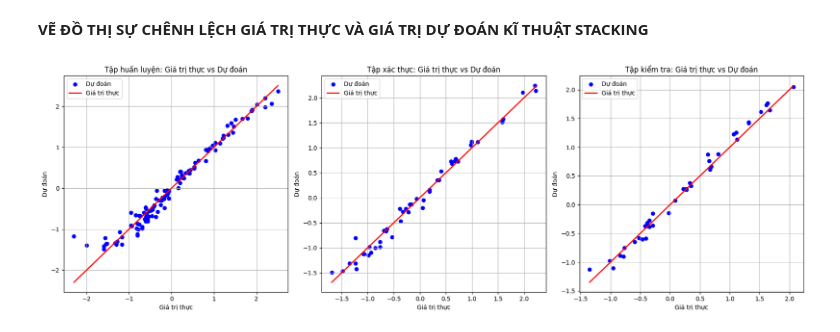
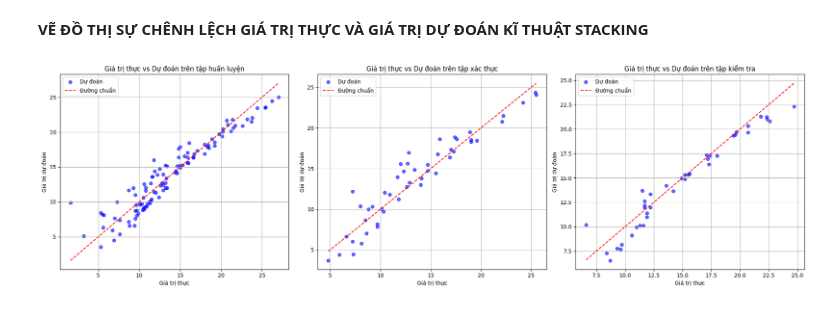
Before and after one commit to NGUYENNANGANH/Sales-Prediction-Model, a Jupyter notebook: code/main.ipynb, the cells around one changed output. Drawn from its saved outputs; the diff is of its cells as text; code cells hidden in the pictures.

```diff
--- a/code/main.ipynb
+++ b/code/main.ipynb
@@ -447,7 +571,7 @@ print("\nRidge Regression:")
 ridge = Ridge()
 
 
-alpha_range = np.logspace(0, 5, 100)
+alpha_range = np.logspace(-3, 3, 100)
 
 
 param_grid = {'alpha': alpha_range}
@@ -717,43 +924,71 @@ Các mô hình đã được lưu vào file .pkl thành công.
 # %%
 
 
-# Bước 1: Dự đoán cho các tập dữ liệu
-train_meta_pred = meta_model_opt.predict(train_meta_X_cv)
-val_meta_pred = meta_model_opt.predict(val_meta_X)
-test_meta_pred = meta_model_opt.predict(test_meta_X)
+# # Bước 1: Dự đoán cho các tập dữ liệu
+# train_meta_pred = meta_model_opt.predict(train_meta_X_cv)
+# val_meta_pred = meta_model_opt.predict(val_meta_X)
+# test_meta_pred = meta_model_opt.predict(test_meta_X)
 
-# Bước 2: Tạo một figure với 3 subplot cho train, validation và test
-fig, axs = plt.subplots(1, 3, figsize=(18, 6))
+# # Bước 2: Tạo một figure với 3 subplot cho train, validation và test
+# fig, axs = plt.subplots(1, 3, figsize=(18, 6))
 
-# Đồ thị cho tập huấn luyện
-axs[0].scatter(Train_Y, train_meta_pred, color='blue', label='Dự đoán')
-axs[0].plot([Train_Y.min(), Train_Y.max()], [Train_Y.min(), Train_Y.max()], color='red', lw=2, label='Giá trị thực')
-axs[0].set_title('Tập huấn luyện: Giá trị thực vs Dự đoán')
-axs[0].set_xlabel('Giá trị thực')
-axs[0].set_ylabel('Dự đoán')
-axs[0].legend()
-axs[0].grid(True)
+# # Đồ thị cho tập huấn luyện
+# axs[0].scatter(Train_Y, train_meta_pred, color='blue', label='Dự đoán')
+# axs[0].plot([Train_Y.min(), Train_Y.max()], [Train_Y.min(), Train_Y.max()], color='red', lw=2, label='Giá trị thực')
+# axs[0].set_title('Tập huấn luyện: Giá trị thực vs Dự đoán')
+# axs[0].set_xlabel('Giá trị thực')
+# axs[0].set_ylabel('Dự đoán')
+# axs[0].legend()
+# axs[0].grid(True)
 
-# Đồ thị cho tập xác thực
-axs[1].scatter(Val_Y, val_meta_pred, color='blue', label='Dự đoán')
-axs[1].plot([Val_Y.min(), Val_Y.max()], [Val_Y.min(), Val_Y.max()], color='red', lw=2, label='Giá trị thực')
-axs[1].set_title('Tập xác thực: Giá trị thực vs Dự đoán')
-axs[1].set_xlabel('Giá trị thực')
-axs[1].set_ylabel('Dự đoán')
-axs[1].legend()
-axs[1].grid(True)
+# # Đồ thị cho tập xác thực
+# axs[1].scatter(Val_Y, val_meta_pred, color='blue', label='Dự đoán')
+# axs[1].plot([Val_Y.min(), Val_Y.max()], [Val_Y.min(), Val_Y.max()], color='red', lw=2, label='Giá trị thực')
+# axs[1].set_title('Tập xác thực: Giá trị thực vs Dự đoán')
+# axs[1].set_xlabel('Giá trị thực')
+# axs[1].set_ylabel('Dự đoán')
+# axs[1].legend()
+# axs[1].grid(True)
 
-# Đồ thị cho tập kiểm tra
-axs[2].scatter(Test_Y, test_meta_pred, color='blue', label='Dự đoán')
-axs[2].plot([Test_Y.min(), Test_Y.max()], [Test_Y.min(), Test_Y.max()], color='red', lw=2, label='Giá trị thực')
-axs[2].set_title('Tập kiểm tra: Giá trị thực vs Dự đoán')
-axs[2].set_xlabel('Giá trị thực')
-axs[2].set_ylabel('Dự đoán')
-axs[2].legend()
-axs[2].grid(True)
+# # Đồ thị cho tập kiểm tra
+# axs[2].scatter(Test_Y, test_meta_pred, color='blue', label='Dự đoán')
+# axs[2].plot([Test_Y.min(), Test_Y.max()], [Test_Y.min(), Test_Y.max()], color='red', lw=2, label='Giá trị thực')
+# axs[2].set_title('Tập kiểm tra: Giá trị thực vs Dự đoán')
+# axs[2].set_xlabel('Giá trị thực')
+# axs[2].set_ylabel('Dự đoán')
+# axs[2].legend()
+# axs[2].grid(True)
 
-# Bước 3: Hiển thị đồ thị
+# # Bước 3: Hiển thị đồ thị
+# plt.tight_layout()
+# plt.show()
+
+
+
+
+# Hàm để vẽ biểu đồ chênh lệch giữa giá trị thực và giá trị dự đoán
+def plot_predictions(model, X, y, set_name, ax):
+    predictions = model.predict(X)
+
+    # Vẽ biểu đồ
+    ax.scatter(y, predictions, color='blue', label='Dự đoán', alpha=0.6)
+    ax.plot([y.min(), y.max()], [y.min(), y.max()], color='red', linestyle='--', label='Đường chuẩn')
+    ax.set_title(f'Giá trị thực vs Dự đoán trên tập {set_name}')
+    ax.set_xlabel('Giá trị thực')
+    ax.set_ylabel('Giá trị dự đoán')
+    ax.legend()
+    ax.grid()
+
+# Tạo các subplots
+fig, axs = plt.subplots(1, 3, figsize=(20, 6))
+
+# Vẽ biểu đồ cho các tập dữ liệu khác nhau
+plot_predictions(stacking_model, Train_X_std, Train_Y, 'huấn luyện', axs[0])
+plot_predictions(stacking_model, Val_X_std, Val_Y, 'xác thực', axs[1])
+plot_predictions(stacking_model, Test_X_std, Test_Y, 'kiểm tra', axs[2])
+
+# Hiển thị biểu đồ
 plt.tight_layout()
 plt.show()
 # %% [output]
-[figure, old version]
+[figure, new version]
```
Also changed, not shown: parts of 15 cells of this notebook, 12 other files.
